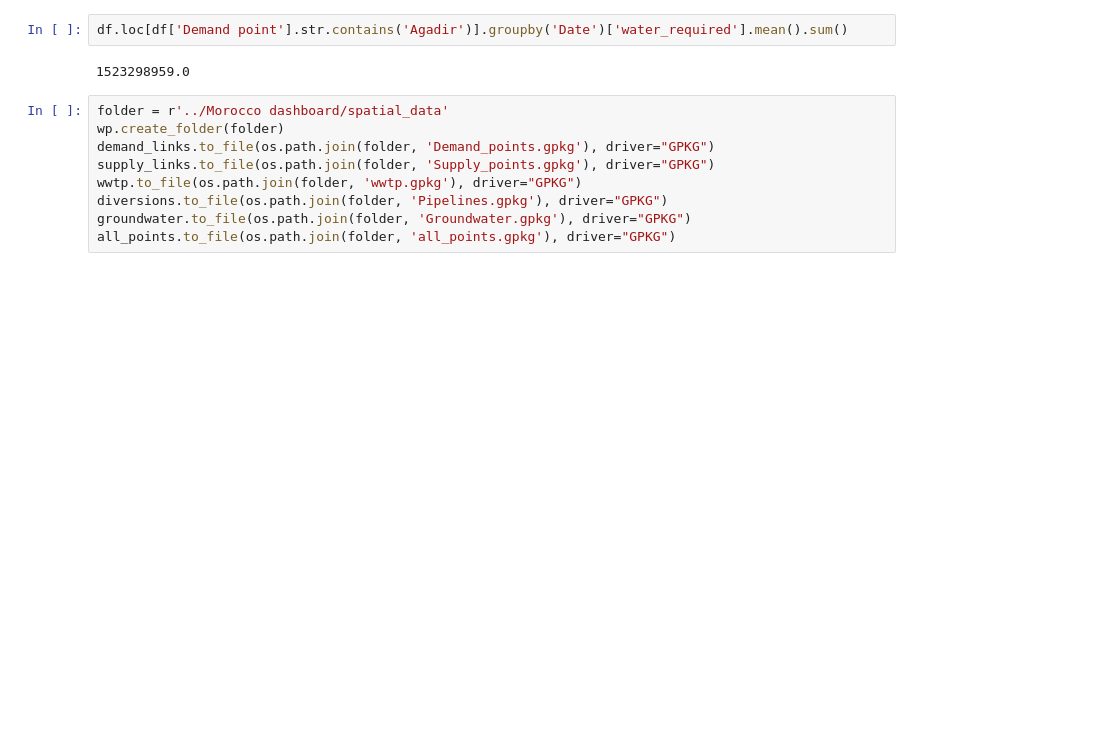
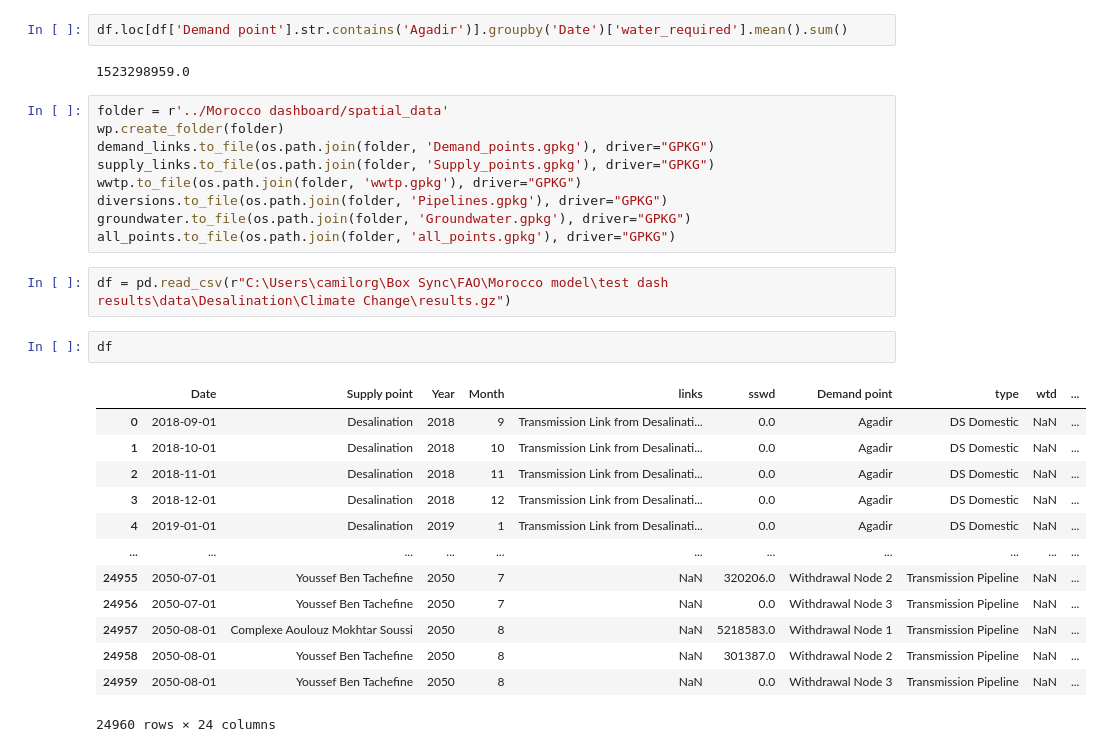
Before and after one commit to KTH-dESA/FAO, a Jupyter notebook: Morocco model/Souss-Massa-schematic.ipynb, the cells around one changed output. Saved outputs shown, nothing was run; the diff lists cells and outputs as text; blank space fills up the shorter version.

```diff
--- a/Morocco model/Souss-Massa-schematic.ipynb
+++ b/Morocco model/Souss-Massa-schematic.ipynb
@@ -416,3 +415,21 @@ wwtp.to_file(os.path.join(folder, 'wwtp.gpkg'), driver="GPKG")
 diversions.to_file(os.path.join(folder, 'Pipelines.gpkg'), driver="GPKG")
 groundwater.to_file(os.path.join(folder, 'Groundwater.gpkg'), driver="GPKG")
 all_points.to_file(os.path.join(folder, 'all_points.gpkg'), driver="GPKG")
+# %%
+df = pd.read_csv(r"C:\Users\camilorg\Box Sync\FAO\Morocco model\test dash results\data\Desalination\Climate Change\results.gz")
+# %%
+df
+# %% [output]
+|  | Date | Supply point | Year | Month | links | sswd | Demand point | type | wtd | ... |
+| 0 | 2018-09-01 | Desalination | 2018 | 9 | Transmission Link from Desalinati... | 0.0 | Agadir | DS Domestic | NaN | ... |
+| 1 | 2018-10-01 | Desalination | 2018 | 10 | Transmission Link from Desalinati... | 0.0 | Agadir | DS Domestic | NaN | ... |
+| 2 | 2018-11-01 | Desalination | 2018 | 11 | Transmission Link from Desalinati... | 0.0 | Agadir | DS Domestic | NaN | ... |
+| 3 | 2018-12-01 | Desalination | 2018 | 12 | Transmission Link from Desalinati... | 0.0 | Agadir | DS Domestic | NaN | ... |
+| 4 | 2019-01-01 | Desalination | 2019 | 1 | Transmission Link from Desalinati... | 0.0 | Agadir | DS Domestic | NaN | ... |
+| ... | ... | ... | ... | ... | ... | ... | ... | ... | ... | ... |
+| 24955 | 2050-07-01 | Youssef Ben Tachefine | 2050 | 7 | NaN | 320206.0 | Withdrawal Node 2 | Transmission Pipeline | NaN | ... |
+| 24956 | 2050-07-01 | Youssef Ben Tachefine | 2050 | 7 | NaN | 0.0 | Withdrawal Node 3 | Transmission Pipeline | NaN | ... |
+| 24957 | 2050-08-01 | Complexe Aoulouz Mokhtar Soussi | 2050 | 8 | NaN | 5218583.0 | Withdrawal Node 1 | Transmission Pipeline | NaN | ... |
+| 24958 | 2050-08-01 | Youssef Ben Tachefine | 2050 | 8 | NaN | 301387.0 | Withdrawal Node 2 | Transmission Pipeline | NaN | ... |
+| 24959 | 2050-08-01 | Youssef Ben Tachefine | 2050 | 8 | NaN | 0.0 | Withdrawal Node 3 | Transmission Pipeline | NaN | ... |
+24960 rows × 24 columns
```
Also changed, not shown: parts of 7 cells of this notebook, 12 other files.
